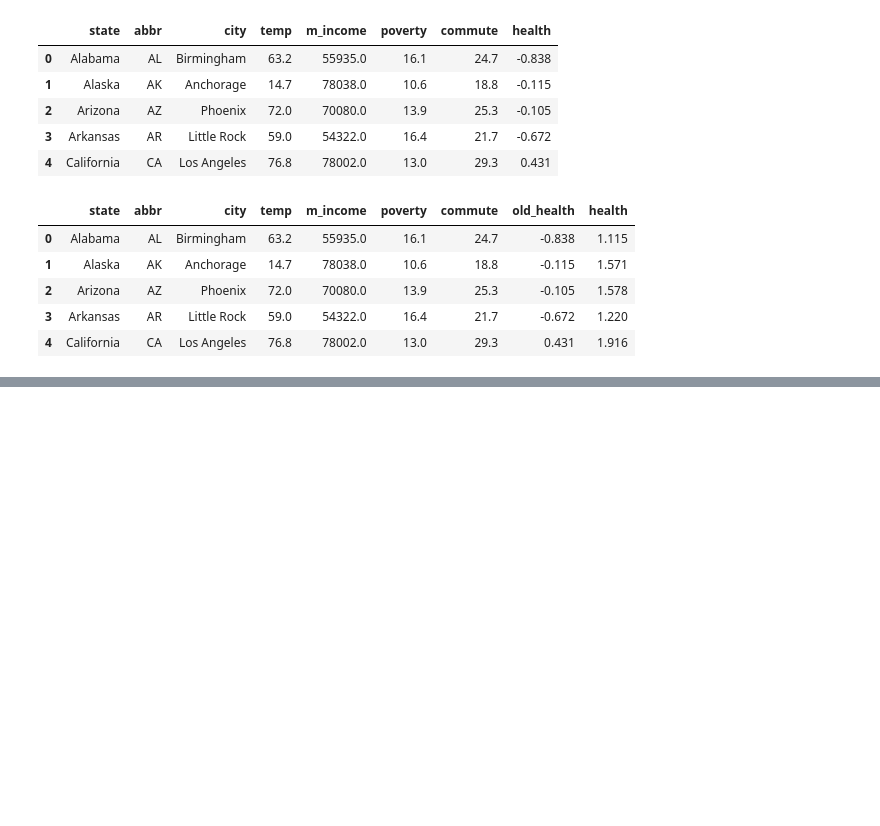
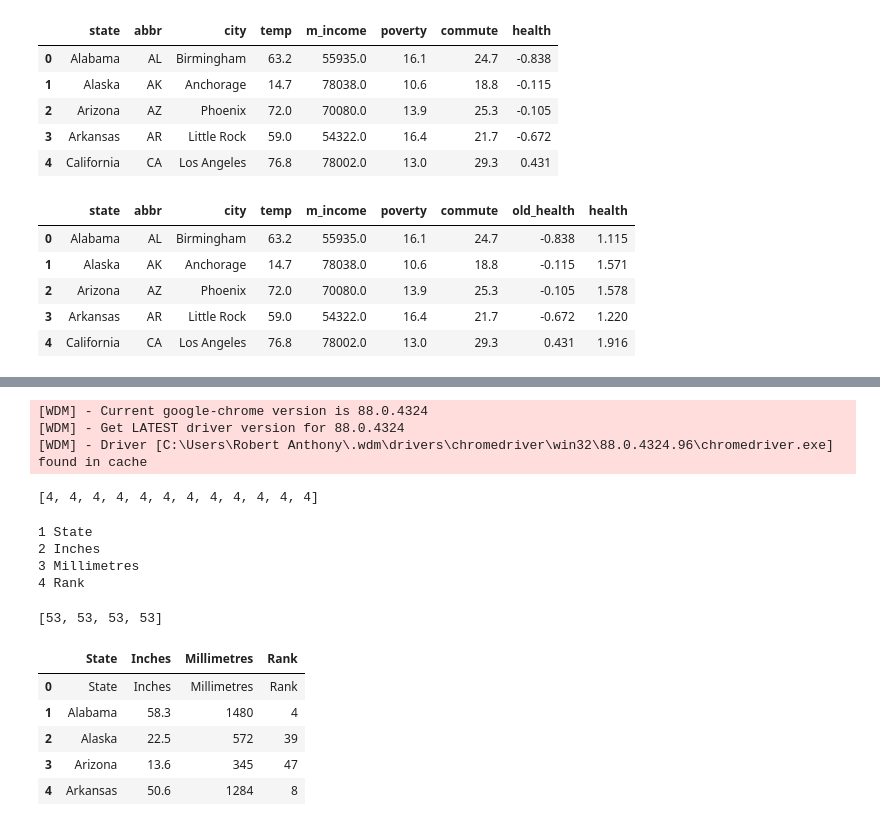
Before and after one commit to aliciasply/InterState-Migration, a Jupyter notebook: Code/Rob.ipynb, the cells around one changed output, grey strips where cells are left out. Cells and saved outputs as stored; diff of their text form; code cells hidden in the pictures; blank space fills up the shorter version.

```diff
--- a/Code/Rob.ipynb
+++ b/Code/Rob.ipynb
@@ -415,0 +530,8 @@ merged_df_4.head()
+# %%
+#setup splinter
+executable_path = {'executable_path': ChromeDriverManager().install()}
+browser = Browser('chrome', **executable_path, headless=False)
+# %% [output]
+[WDM] - Current google-chrome version is 88.0.4324
+[WDM] - Get LATEST driver version for 88.0.4324
+[WDM] - Driver [C:\Users\Robert Anthony\.wdm\drivers\chromedriver\win32\88.0.4324.96\chromedriver.exe] found in cache
@@ -415,0 +548,62 @@ merged_df_4.head()
+# %%
+#Check the length of the first 12 rows
+[len(T) for T in tr_elements[:12]]
+# %% [output]
+[4, 4, 4, 4, 4, 4, 4, 4, 4, 4, 4, 4]
+# %%
+#Create empty list
+col=[]
+i=0
+#For each row, store each first element (header) and an empty list
+for t in tr_elements[0]:
+    i+=1
+    name=t.text_content()
+    print(i,name)
+    col.append((name,[]))
+# %% [output]
+1 State
+2 Inches
+3 Milli­metres
+4 Rank
+# %%
+for j in range(0, 53):
+    #T is our j'th row
+    T=tr_elements[j]
+
+    #If row is not of size 4, the //tr data is not from our table
+    if len(T)!=4:
+        break
+
+    #i is the index of our column
+    i=0
+
+    #Iterate through each element of the row
+    for t in T.iterchildren():
+        data=t.text_content()
+        #Check if row is empty
+        if i>0:
+        #Convert any numerical value to integers
+            try:
+                data=int(data)
+            except:
+                pass
+        #Append the data to the empty list of the i'th column
+        col[i][1].append(data)
+        #Increment i for the next column
+        i+=1
+# %%
+[len(C) for (title,C) in col]
+# %% [output]
+[53, 53, 53, 53]
+# %%
+Dict={title:column for (title,column) in col}
+precipitation_df=pd.DataFrame(Dict)
+# %%
+precipitation_df.head()
+# %% [output]
+|  | State | Inches | Milli­metres | Rank |
+| 0 | State | Inches | Milli­metres | Rank |
+| 1 | Alabama | 58.3 | 1480 | 4 |
+| 2 | Alaska | 22.5 | 572 | 39 |
+| 3 | Arizona | 13.6 | 345 | 47 |
+| 4 | Arkansas | 50.6 | 1284 | 8 |
```
Also changed, not shown: parts of 25 cells of this notebook, 1 other file.
